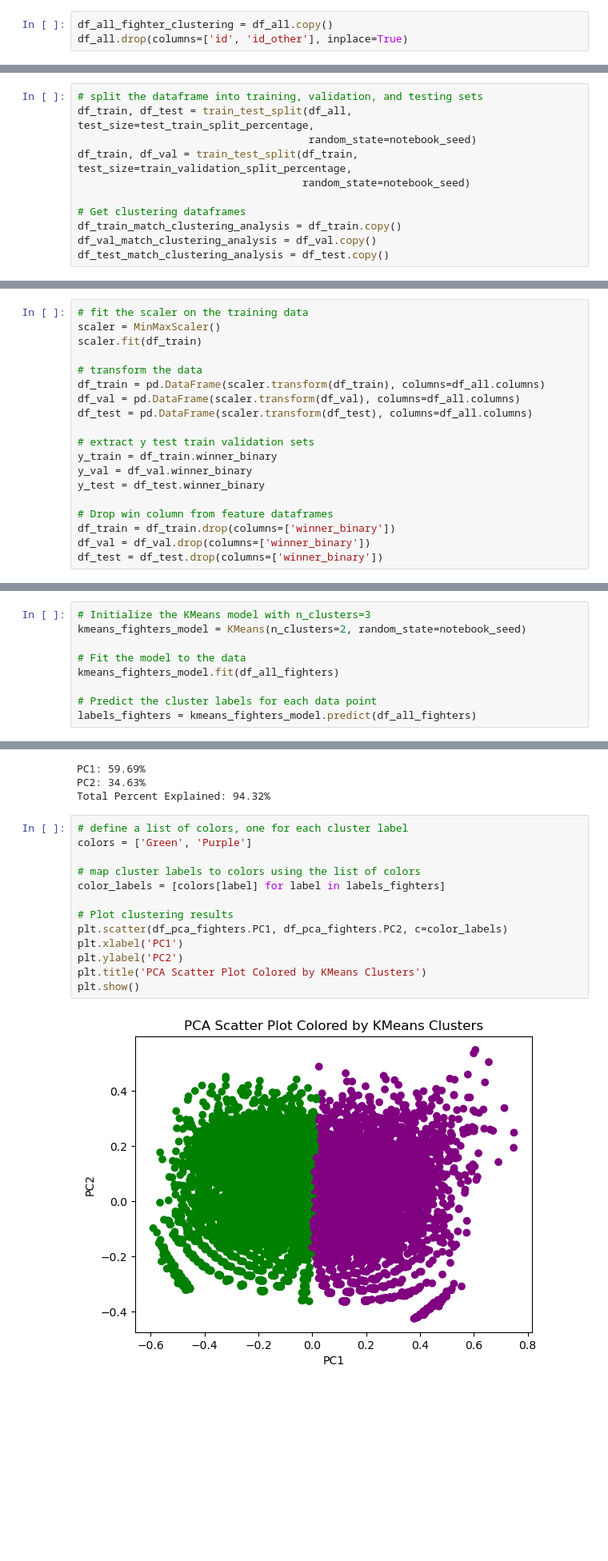
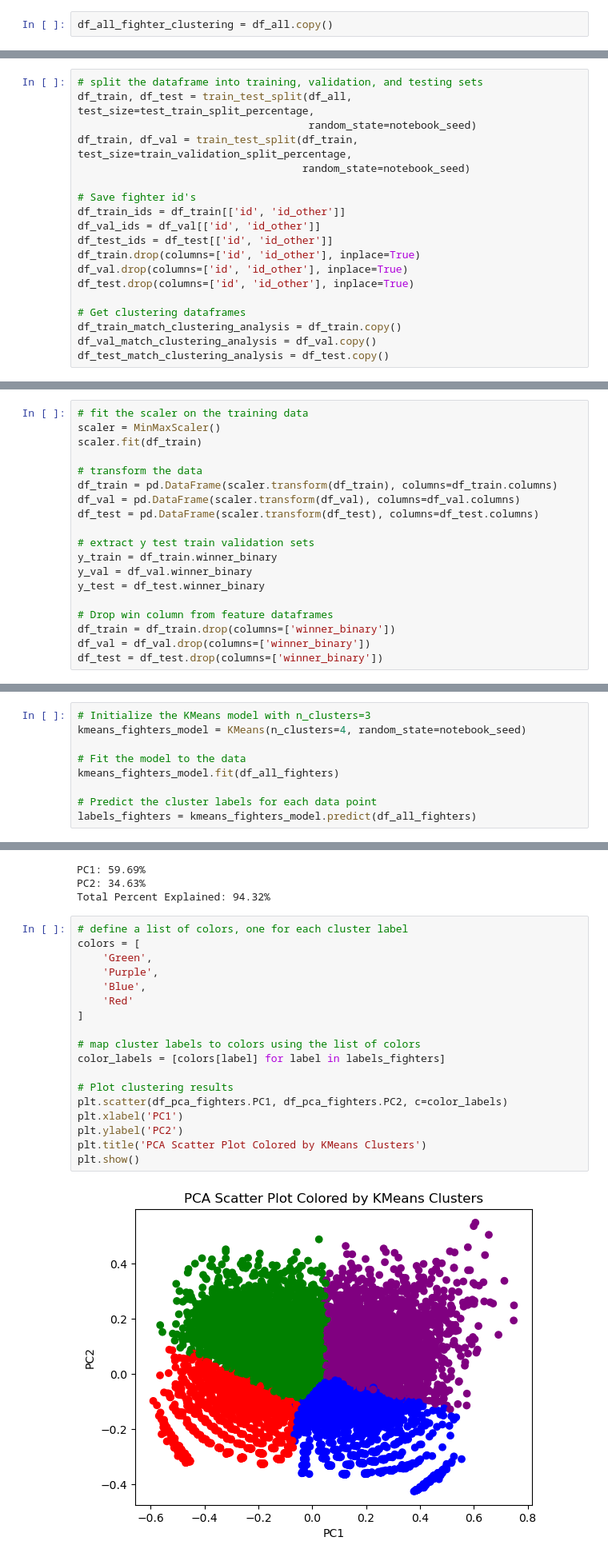
Before and after one commit to samswain2/SaltyBetter, a Jupyter notebook: saltybet -- modeling.ipynb, the cells around one changed output, grey strips where cells are left out. Shown: that part at 80% size. Saved outputs shown, nothing was run; the diff lists cells and outputs as text; blank space fills up the shorter version.

Commit message:
Finished clustering

```diff
--- a/saltybet -- modeling.ipynb
+++ b/saltybet -- modeling.ipynb
@@ -139,7 +139,6 @@ df_all = pd.get_dummies(df_all, columns=cols_to_encode)
 #### Copy df_all for Fighter Clustering
 # %%
 df_all_fighter_clustering = df_all.copy()
-df_all.drop(columns=['id', 'id_other'], inplace=True)
 # %% [markdown]
 #### Test train validation split data
 # %%
@@ -149,6 +148,14 @@ df_train, df_test = train_test_split(df_all, test_size=test_train_split_percenta
 df_train, df_val = train_test_split(df_train, test_size=train_validation_split_percentage,
                                     random_state=notebook_seed)
 
+# Save fighter id's
+df_train_ids = df_train[['id', 'id_other']]
+df_val_ids = df_val[['id', 'id_other']]
+df_test_ids = df_test[['id', 'id_other']]
+df_train.drop(columns=['id', 'id_other'], inplace=True)
+df_val.drop(columns=['id', 'id_other'], inplace=True)
+df_test.drop(columns=['id', 'id_other'], inplace=True)
+
 # Get clustering dataframes
 df_train_match_clustering_analysis = df_train.copy()
 df_val_match_clustering_analysis = df_val.copy()
@@ -170,9 +177,9 @@ scaler = MinMaxScaler()
 scaler.fit(df_train)
 
 # transform the data
-df_train = pd.DataFrame(scaler.transform(df_train), columns=df_all.columns)
-df_val = pd.DataFrame(scaler.transform(df_val), columns=df_all.columns)
-df_test = pd.DataFrame(scaler.transform(df_test), columns=df_all.columns)
+df_train = pd.DataFrame(scaler.transform(df_train), columns=df_train.columns)
+df_val = pd.DataFrame(scaler.transform(df_val), columns=df_val.columns)
+df_test = pd.DataFrame(scaler.transform(df_test), columns=df_test.columns)
 
 # extract y test train validation sets
 y_train = df_train.winner_binary
@@ -583,7 +590,7 @@ plt.show()
 [figure]
 # %%
 # Initialize the KMeans model with n_clusters=3
-kmeans_fighters_model = KMeans(n_clusters=2, random_state=notebook_seed)
+kmeans_fighters_model = KMeans(n_clusters=4, random_state=notebook_seed)
 
 # Fit the model to the data
 kmeans_fighters_model.fit(df_all_fighters)
@@ -616,19 +623,24 @@ PC2: 34.63%
 Total Percent Explained: 94.32%
 # %%
 # define a list of colors, one for each cluster label
-colors = ['Green', 'Purple']
+colors = [
+    'Green',
+    'Purple',
+    'Blue',
+    'Red'
+]
 
 # map cluster labels to colors using the list of colors
 color_labels = [colors[label] for label in labels_fighters]
 
 # Plot clustering results
 plt.scatter(df_pca_fighters.PC1, df_pca_fighters.PC2, c=color_labels)
 plt.xlabel('PC1')
 plt.ylabel('PC2')
 plt.title('PCA Scatter Plot Colored by KMeans Clusters')
 plt.show()
 # %% [output]
-[figure, old version]
+[figure, new version]
 # %%
 # Save labels in df
 df_all_fighters_cluster_analysis['labels_fighters'] = labels_fighters
```
Also changed, not shown: parts of 17 cells of this notebook.
